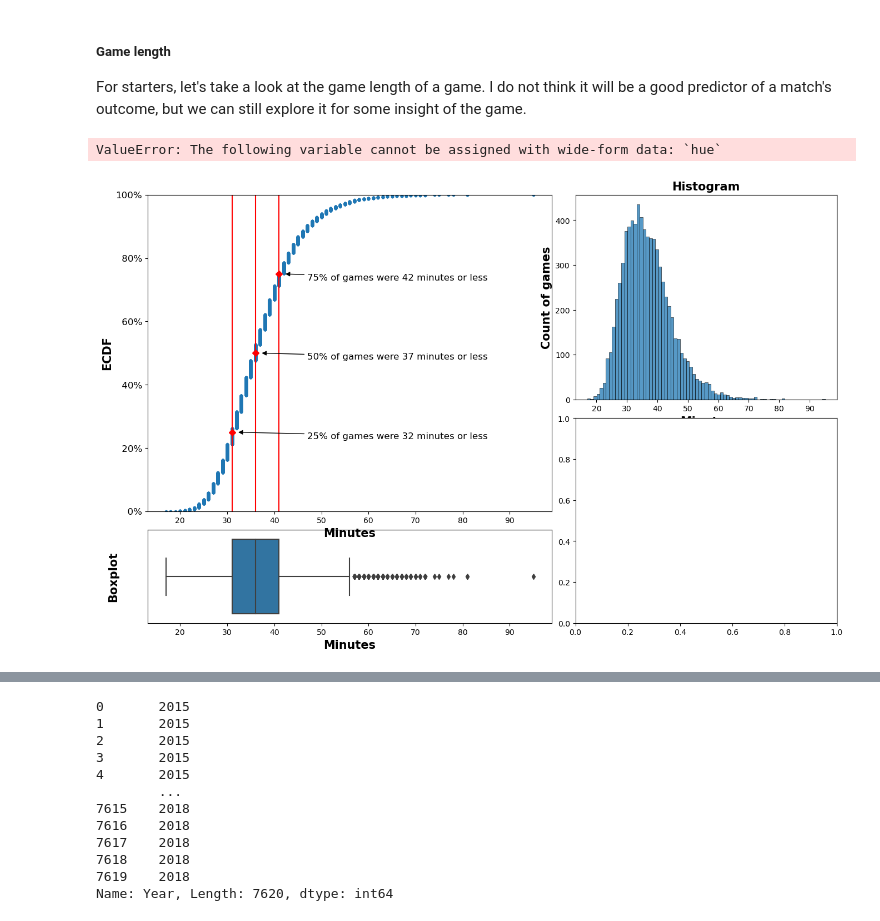
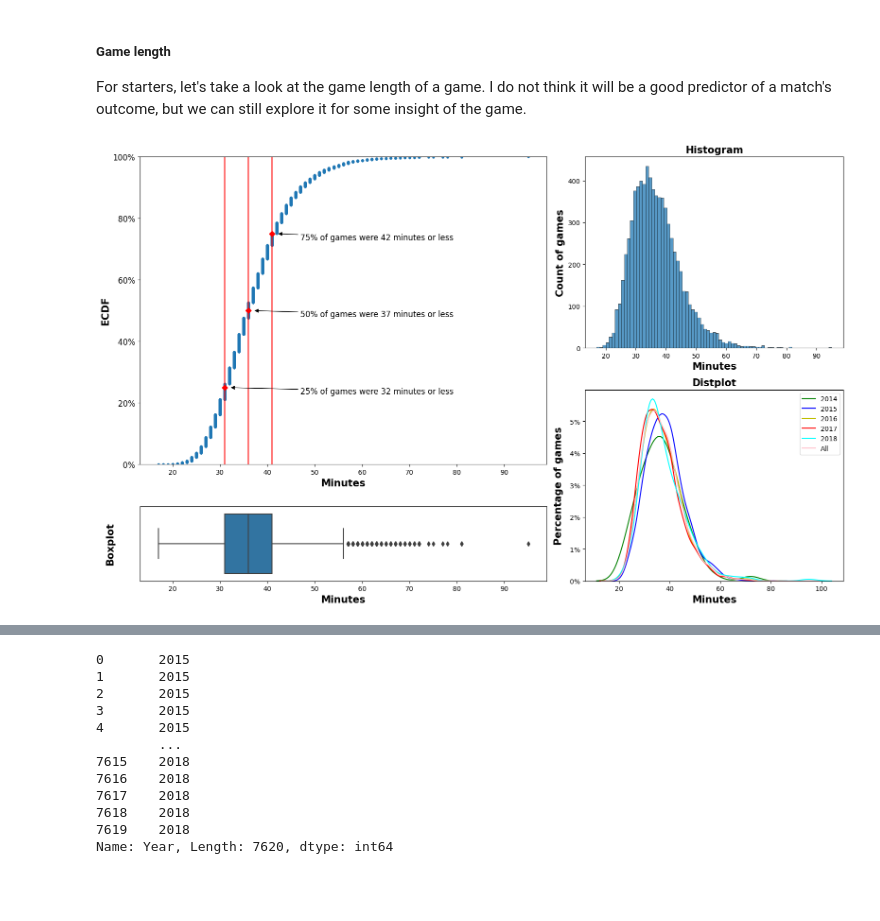
Before and after one commit to oscarqjh/NTU_SC1015_Project, a Jupyter notebook: EDA.ipynb, the cells around one changed output, grey strips where cells are left out. Saved outputs shown, nothing was run; the diff lists cells and outputs as text; code cells hidden in the pictures; blank space fills up the shorter version.

Commit message:
gamelength

```diff
--- a/EDA.ipynb
+++ b/EDA.ipynb
@@ -159,7 +160,7 @@ length_df = league_data.copy(deep=True)
 plt.style.use('default')
 
 f, ax = plt.subplots(4, 5, figsize=(16, 10))
-colorp = sns.color_palette('rocket')
+
 
 # boxplot
 s1 = plt.subplot2grid((4,5), (3,0), colspan=3, rowspan=1)
@@ -179,37 +180,41 @@ s2.set_yticklabels(['{:3.0f}%'.format(y*100) for y in yvals])
 plt.axvline(p[0], color='red')                                                          # plot vertical line at percentiles
 plt.axvline(p[1], color='red')                                                          # plot vertical line at percentiles
 plt.axvline(p[2], color='red')                                                          # plot vertical line at percentiles
 plt.yticks(fontsize=12)                                                                 # y tick font size
 plt.xlabel('Minutes', fontsize=15, fontweight='bold')                                   # Label x axis
 plt.ylabel('ECDF', fontsize=15, fontweight='bold')                                      # Label y axis
 plt.margins(0.05)                                                                       # shift graph to align with boxplot
 plt.annotate('25% of games were 32 minutes or less', xy=(32, .25), xytext=(47, .23), fontsize=12, arrowprops=dict(facecolor='black', arrowstyle='-|>')) # annotate the percentiles
 plt.annotate('50% of games were 37 minutes or less', xy=(37, .5), xytext=(47, .48), fontsize=12, arrowprops=dict(facecolor='black', arrowstyle='-|>'))  # annotate the percentiles
 plt.annotate('75% of games were 42 minutes or less', xy=(42, .75), xytext=(47, .73), fontsize=12, arrowprops=dict(facecolor='black', arrowstyle='-|>')) # annotate the percentiles
 
 # histogram
 s3 = plt.subplot2grid((4,5),(0,3), colspan=2, rowspan=2)
 sns.histplot(length_df['gamelength'])
 plt.xlabel('Minutes', fontsize=15, fontweight='bold')                                   # Label x axis
 plt.ylabel('Count of games', fontsize=15, fontweight='bold')                            # Label y axis
 plt.title('Histogram', fontsize=15, fontweight='bold' )                                 # set title
 
 
 # distplot
 pal = sns.color_palette('rocket')
 length_df['Year_cat'] = pd.Categorical(length_df.Year)
 s4 = plt.subplot2grid((4,5),(2,3), colspan=2, rowspan=2)
-# sns.kdeplot(length_df['gamelength'], hue=length_df['Year'])
-# sns.distplot((length_df['gamelength'][length_df['Year']==2016]), hist=False, color='y', label='2016')
-# sns.distplot(length_df['gamelength'],hue=length_df['Year'], hist=False, color='y', label='2016')
-sns.histplot(length_df['gamelength'], hue=length_df['Year'])
+sns.distplot((length_df['gamelength'][length_df['Year']==2014]), hist=False, color='g', label='2014')
+sns.distplot((length_df['gamelength'][length_df['Year']==2015]), hist=False, color='b', label='2015')
+sns.distplot((length_df['gamelength'][length_df['Year']==2016]), hist=False, color='y', label='2016')
+sns.distplot((length_df['gamelength'][length_df['Year']==2017]), hist=False, color='r', label='2017')
+sns.distplot((length_df['gamelength'][length_df['Year']==2018]), hist=False, color='cyan', label='2018')
+sns.distplot(length_df['gamelength'], hist=False, color='pink', label='All')
 yvals = s4.get_yticks()
 s4.set_yticklabels(['{:3.0f}%'.format(y*100) for y in yvals])
+plt.xlabel('Minutes', fontsize=15, fontweight='bold')                                   # Label x axis
+plt.ylabel('Percentage of games', fontsize=15, fontweight='bold')                            # Label y axis
+plt.title('Distplot', fontsize=15, fontweight='bold' )                                 # set title
 
 
-
+plt.legend()
 plt.tight_layout()
 plt.show()
 # %% [output]
-ValueError: The following variable cannot be assigned with wide-form data: `hue`
-[figure, old version]
+[figure, new version]
```
Also changed, not shown: parts of 5 cells of this notebook.
